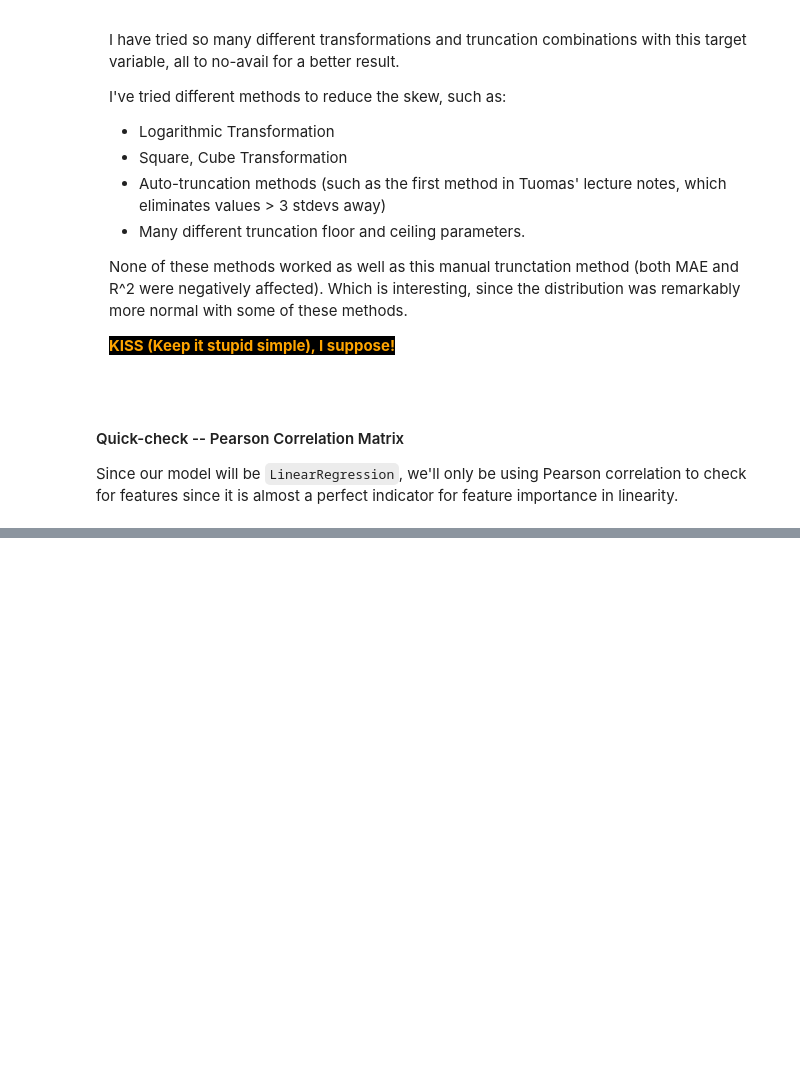
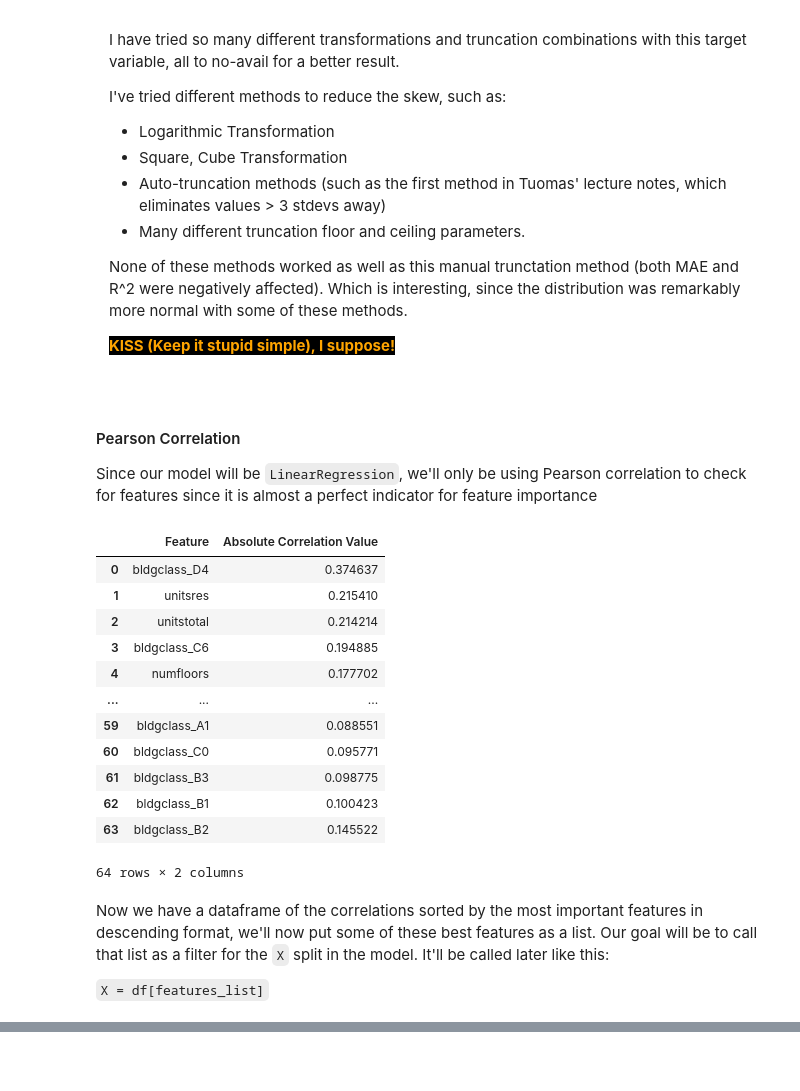
Before and after one commit to jehuhta/Intro_ML, a Jupyter notebook: ex1_project.ipynb, the cells around one changed output, grey strips where cells are left out. Cells and saved outputs as stored; diff of their text form; code cells hidden in the pictures; blank space fills up the shorter version.

```diff
--- a/ex1_project.ipynb
+++ b/ex1_project.ipynb
@@ -320,7 +320,47 @@ was remarkably more normal with some of these methods.
 
 </div>
 # %% [markdown]
-#### Quick-check -- Pearson Correlation Matrix
+#### Pearson Correlation
 
 Since our model will be `LinearRegression`, we'll only be using Pearson correlation to check for features since it is almost a perfect indicator for feature importance
-in linearity.
+# %%
+# First, we create a correlation series for the target variable and all the other features.
+# We'll use the absolute value of the correlation here.
+correlations = df.corr( method='pearson',numeric_only=True).sort_values(by='sale_price')
+correlations = abs(correlations["sale_price"])
+correlations.head(12)
+
+# Now, we turn this correlation series into a pandas dataframe
+corr_df = pd.DataFrame(correlations).reset_index()
+
+# Renaming the columns to make it tidy.
+corr_df = corr_df.rename(columns={
+    "index": "Feature",
+    "sale_price": "Absolute Correlation Value"
+})
+
+
+# Filtering out `sale_price`, which naturally correlates with itself.
+corr_df = corr_df[corr_df["Feature"] != "sale_price"]
+
+
+# Viola, the most import features.
+corr_df
+# %% [output]
+|  | Feature | Absolute Correlation Value |
+| 0 | bldgclass_D4 | 0.374637 |
+| 1 | unitsres | 0.215410 |
+| 2 | unitstotal | 0.214214 |
+| 3 | bldgclass_C6 | 0.194885 |
+| 4 | numfloors | 0.177702 |
+| ... | ... | ... |
+| 59 | bldgclass_A1 | 0.088551 |
+| 60 | bldgclass_C0 | 0.095771 |
+| 61 | bldgclass_B3 | 0.098775 |
+| 62 | bldgclass_B1 | 0.100423 |
+| 63 | bldgclass_B2 | 0.145522 |
+64 rows × 2 columns
+# %% [markdown]
+Now we have a dataframe of the correlations sorted by the most important features in descending format, we'll now put some of these best features as a list. Our goal will be to call that list as a filter for the `X` split in the model. It'll be called later like this:
+
+`X = df[features_list]`
```
Also changed, not shown: parts of 26 cells of this notebook.
